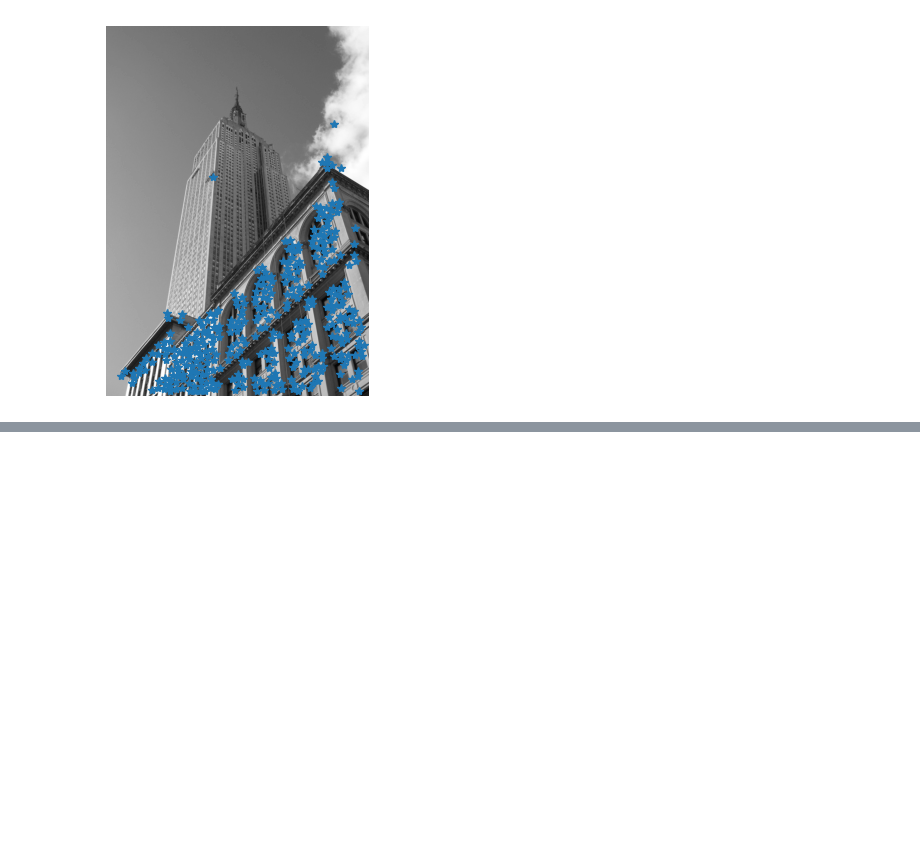
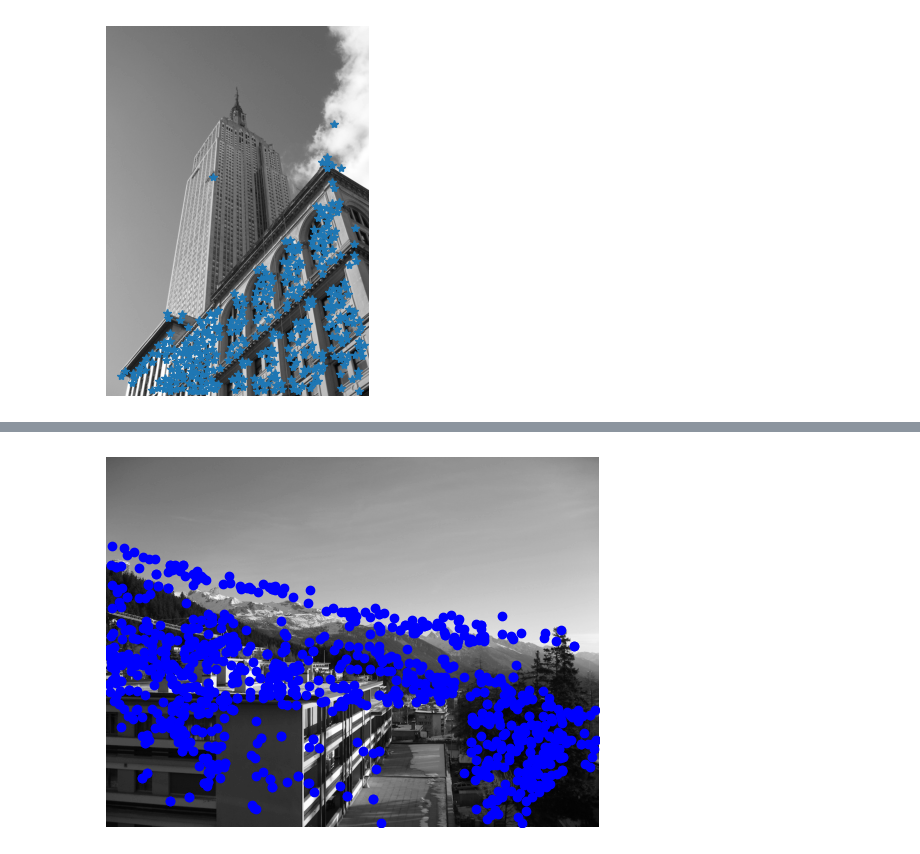
Before and after one commit to joelsnz/computer-vision, a Jupyter notebook: 2_image_descriptors/2_2_SIFT.ipynb, the cells around one changed output, grey strips where cells are left out. Saved outputs shown, nothing was run; the diff lists cells and outputs as text; code cells hidden in the pictures; blank space fills up the shorter version.

```diff
--- a/2_image_descriptors/2_2_SIFT.ipynb
+++ b/2_image_descriptors/2_2_SIFT.ipynb
@@ -34,0 +47,4 @@ plot_harris_points(im1, filtered_coords)
+# %%
+plot_features(im2, l1, circle=False)
+# %% [output]
+[figure, added]
```
Also changed, not shown: parts of 6 cells of this notebook, 1 other file.
